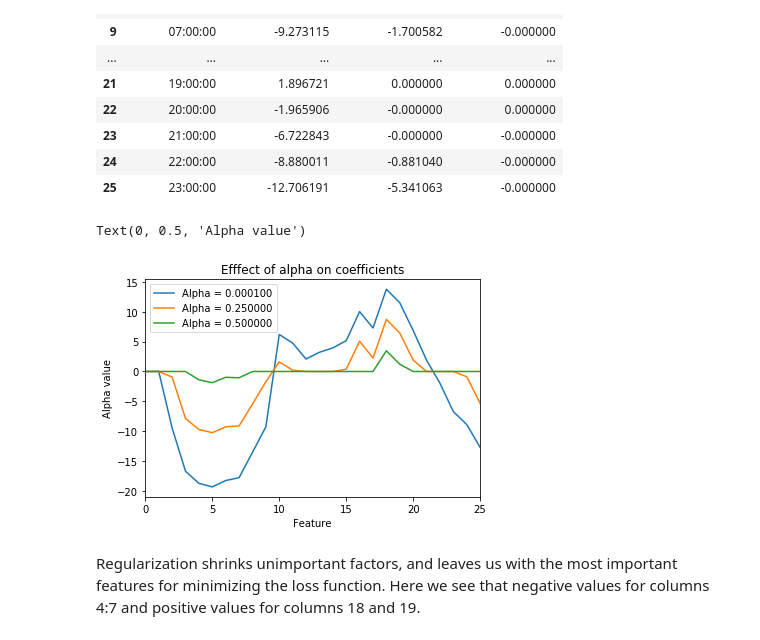
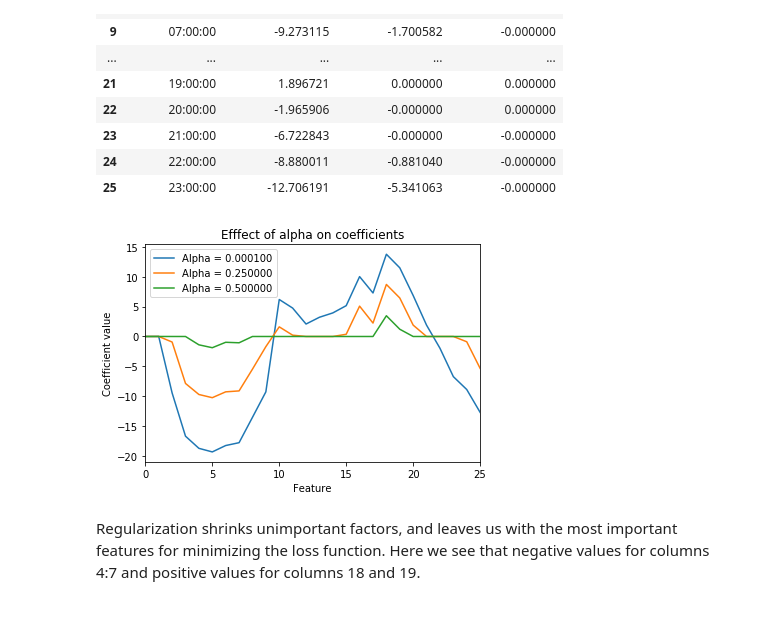
Before and after one commit to ghopping/Springboard_Capstone_1, a Jupyter notebook: GH_Capstone_1_regression.ipynb, the cells around one changed output. Saved outputs shown, nothing was run; the diff lists cells and outputs as text; code cells hidden in the pictures.

```diff
--- a/GH_Capstone_1_regression.ipynb
+++ b/GH_Capstone_1_regression.ipynb
@@ -409,11 +410,11 @@ Now that we have established that a linear regression is a suitable model for th
 #names= X2.columns
 #X2 = scaler.fit_transform(X2)
 # %%
-#https://chrisalbon.com/machine_learning/linear_regression/effect_of_alpha_on_lasso_regression/
 # Create a function called lasso,
 def lasso(alphas):
     '''
-    Takes in a list of alphas. Outputs a dataframe containing the coefficients of lasso regressions from each alpha.
+    Enter a list of alphas. Outputs a dataframe containing the coefficients of lasso
+    regressions for each alpha.
     '''
     # Create an empty data frame
     coef = pd.DataFrame()
@@ -459,11 +460,11 @@ df
 # %%
 df.plot()
 plt.title('Efffect of alpha on coefficients')
 plt.xlabel('Feature')
-plt.ylabel('Alpha value')
+plt.ylabel('Coefficient value')
+plt.savefig('lasso_alphas.png')
 # %% [output]
-Text(0, 0.5, 'Alpha value')
-[figure, old version]
+[figure, new version]
 # %% [markdown]
 Regularization shrinks unimportant factors, and leaves us with the most important features for minimizing the loss function. Here we see that negative values for columns 4:7 and positive values for columns 18 and 19.
 # %%
```
Also changed, not shown: parts of 17 cells of this notebook, 11 other files.
